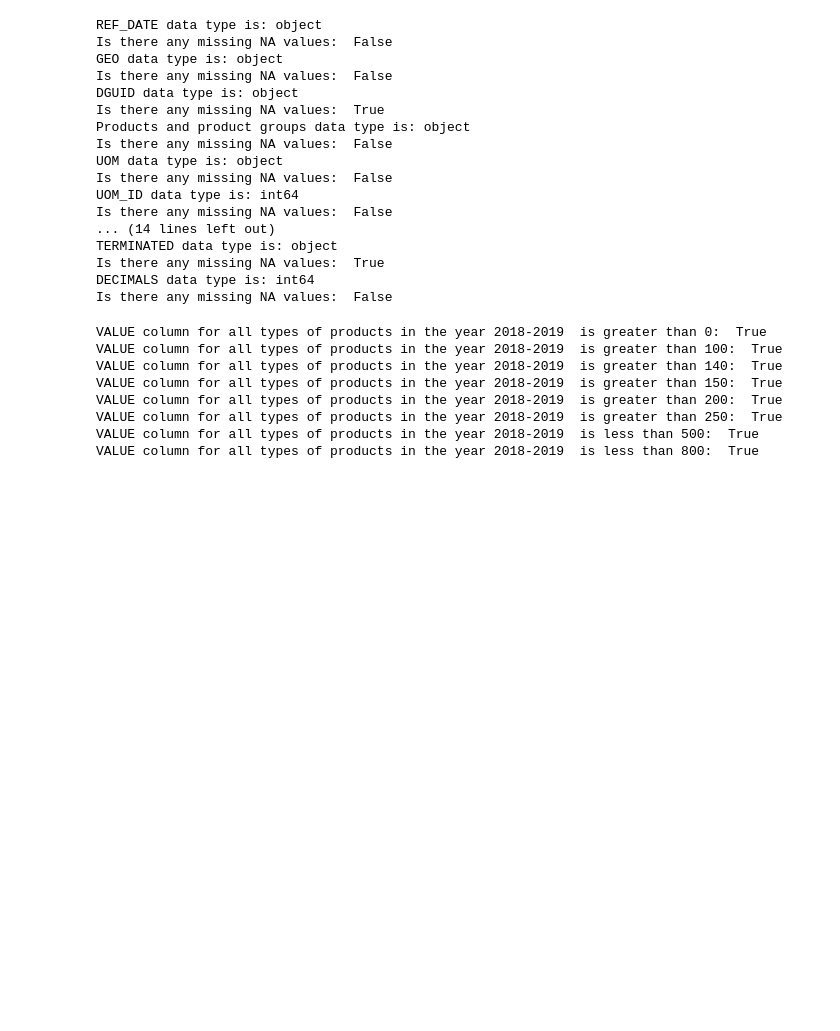
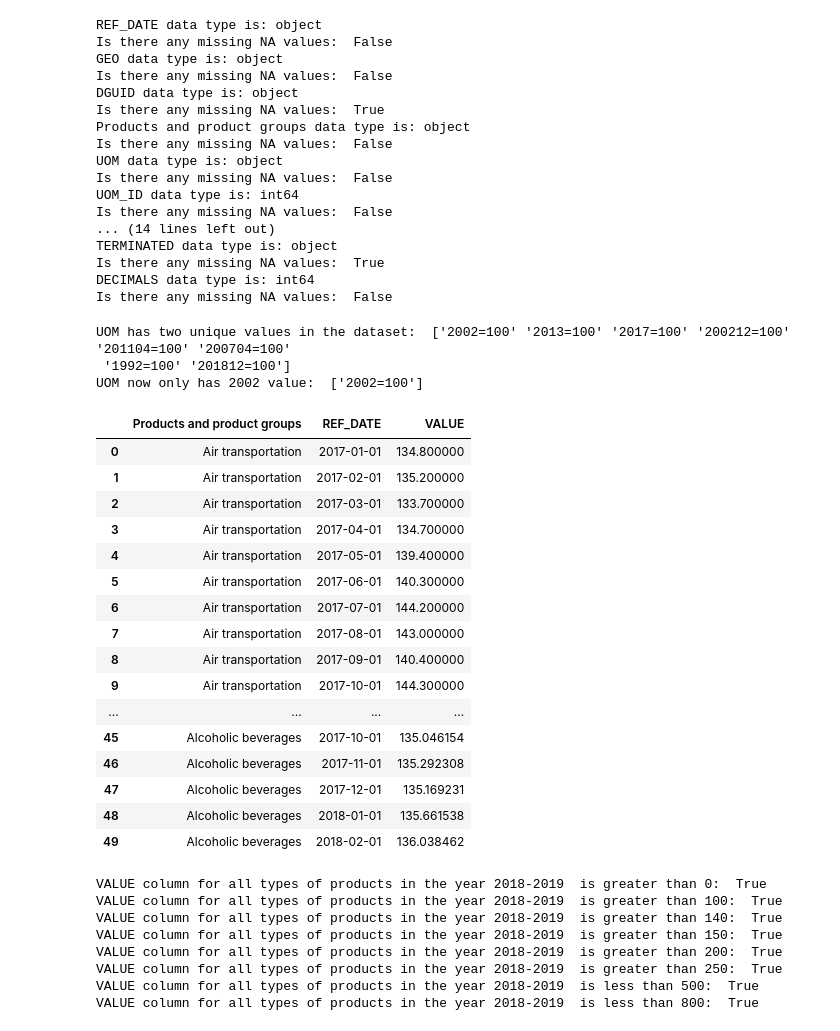
Before and after one commit to MADS-Lions/GoodsComparison2018Tariffs, a Jupyter notebook: notebooks/DataCleaningAndManipulation.ipynb, the cells around one changed output. Saved outputs shown, nothing was run; the diff lists cells and outputs as text; code cells hidden in the pictures; blank space fills up the shorter version.

Commit message:
changes to data manipulation and cleaning - made base 2002 for Canadian dataset and US dataset averaged CPI

```diff
--- a/notebooks/DataCleaningAndManipulation.ipynb
+++ b/notebooks/DataCleaningAndManipulation.ipynb
@@ -305,3 +303,32 @@ df_Canada_CPI_Formatted = manipulate_data(df_Canada_2018_2019, 'Canada')
+# %%
+#UOM is an object that has multiple unique values due to the CPI index being relative to the base year - we chose the year of 2002 as the base year for the Canadian dataset
+
+df_Canada_CPI_Formatted = manipulate_data(df_Canada_2018_2019, 'Canada')
+# %% [output]
+UOM has two unique values in the dataset:  ['2002=100' '2013=100' '2017=100' '200212=100' '201104=100' '200704=100'
+ '1992=100' '201812=100']
+UOM now only has 2002 value:  ['2002=100']
+# %%
+#Our dataset now has 3 columns for the years 2017, 2018, and 2019 with Products and product groups arranged in order. The base year is 2002.
+df_Canada_CPI_Formatted.head(50)
+# %% [output]
+|  | Products and product groups | REF_DATE | VALUE |
+| 0 | Air transportation | 2017-01-01 | 134.800000 |
+| 1 | Air transportation | 2017-02-01 | 135.200000 |
+| 2 | Air transportation | 2017-03-01 | 133.700000 |
+| 3 | Air transportation | 2017-04-01 | 134.700000 |
+| 4 | Air transportation | 2017-05-01 | 139.400000 |
+| 5 | Air transportation | 2017-06-01 | 140.300000 |
+| 6 | Air transportation | 2017-07-01 | 144.200000 |
+| 7 | Air transportation | 2017-08-01 | 143.000000 |
+| 8 | Air transportation | 2017-09-01 | 140.400000 |
+| 9 | Air transportation | 2017-10-01 | 144.300000 |
+| ... | ... | ... | ... |
+| 45 | Alcoholic beverages | 2017-10-01 | 135.046154 |
+| 46 | Alcoholic beverages | 2017-11-01 | 135.292308 |
+| 47 | Alcoholic beverages | 2017-12-01 | 135.169231 |
+| 48 | Alcoholic beverages | 2018-01-01 | 135.661538 |
+| 49 | Alcoholic beverages | 2018-02-01 | 136.038462 |
 # %%
 #see the range of CPI index for Canada in 2018 and 2019 for any item
 print("VALUE column for all types of products in the year 2018-2019", " is greater than 0: ", test_unit_less_than_or_greater_than(df_Canada_CPI_Formatted, "VALUE", 0, "greater_than"))
```
Also changed, not shown: parts of 4 cells of this notebook, 1 other file.
